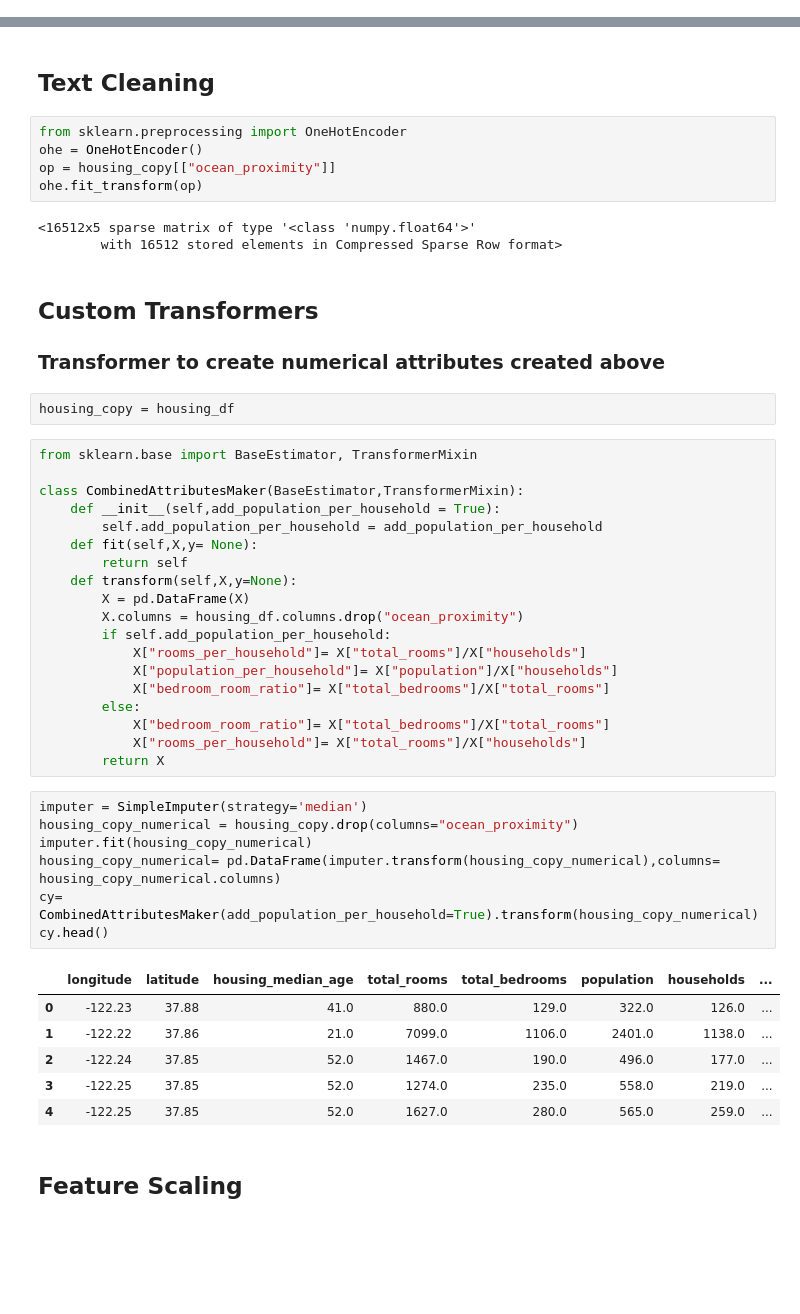
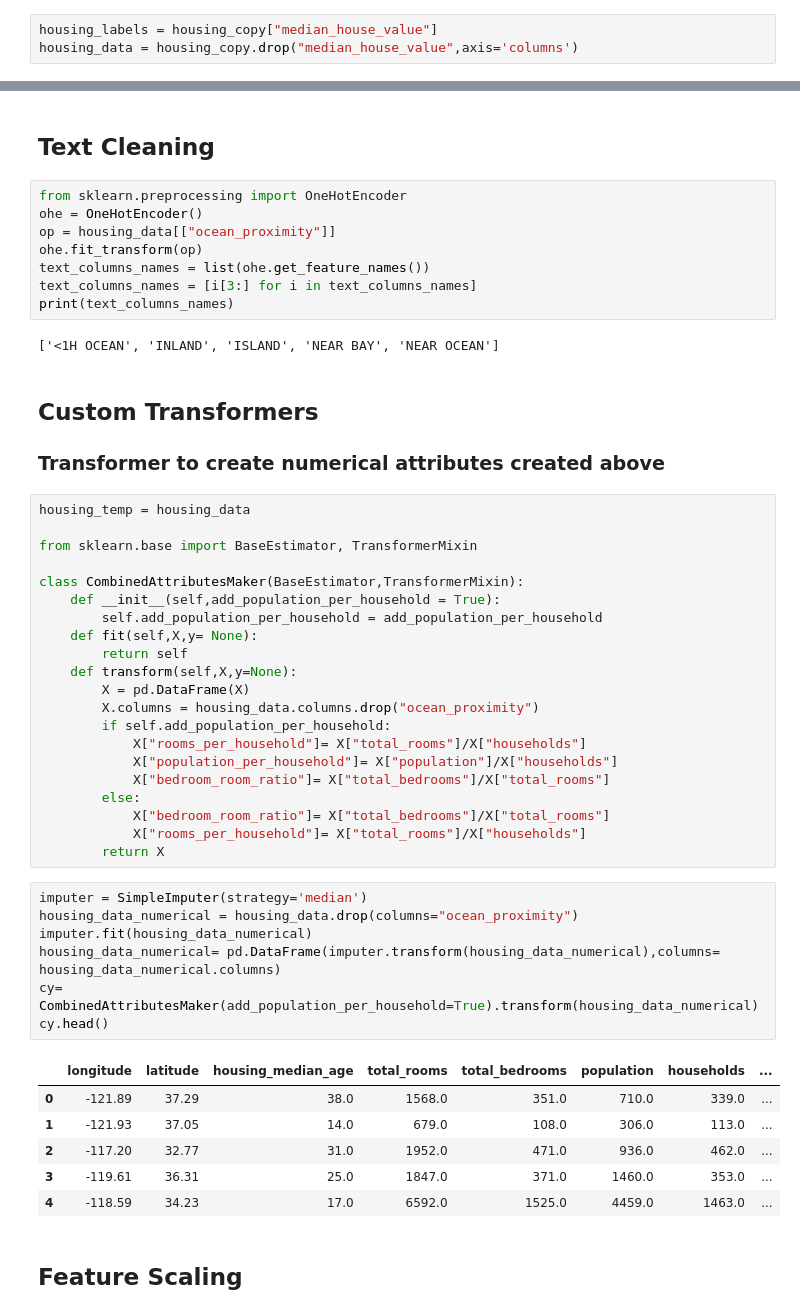
Before and after one commit to Vismayak/AG_Book_ex1, a Jupyter notebook: Housing_Project.ipynb, the cells around one changed output, grey strips where cells are left out. Saved outputs shown, nothing was run; the diff lists cells and outputs as text; blank space fills up the shorter version.

```diff
--- a/Housing_Project.ipynb
+++ b/Housing_Project.ipynb
@@ -187,3 +191,6 @@ Name: median_house_value, dtype: float64
+# %%
+housing_labels = housing_copy["median_house_value"]
+housing_data = housing_copy.drop("median_house_value",axis='columns')
 # %% [markdown]
 ## Numerical Cleaning
 # %%
@@ -196,17 +203,19 @@ housing_train= pd.DataFrame(imputer.transform(housing_copy_numerical),columns= h
 # %%
 from sklearn.preprocessing import OneHotEncoder
 ohe = OneHotEncoder()
-op = housing_copy[["ocean_proximity"]]
+op = housing_data[["ocean_proximity"]]
 ohe.fit_transform(op)
+text_columns_names = list(ohe.get_feature_names())
+text_columns_names = [i[3:] for i in text_columns_names]
+print(text_columns_names)
 # %% [output]
-<16512x5 sparse matrix of type '<class 'numpy.float64'>'
-        with 16512 stored elements in Compressed Sparse Row format>
+['<1H OCEAN', 'INLAND', 'ISLAND', 'NEAR BAY', 'NEAR OCEAN']
 # %% [markdown]
 ## Custom Transformers
 ### Transformer to create numerical attributes created above
-# %%
-housing_copy = housing_df
 # %%
+housing_temp = housing_data
+
 from sklearn.base import BaseEstimator, TransformerMixin
 
 class CombinedAttributesMaker(BaseEstimator,TransformerMixin):
@@ -216,7 +225,7 @@ class CombinedAttributesMaker(BaseEstimator,TransformerMixin):
         return self
     def transform(self,X,y=None):
         X = pd.DataFrame(X)
-        X.columns = housing_df.columns.drop("ocean_proximity")
+        X.columns = housing_data.columns.drop("ocean_proximity")
         if self.add_population_per_household:
             X["rooms_per_household"]= X["total_rooms"]/X["households"]
             X["population_per_household"]= X["population"]/X["households"]
@@ -227,18 +236,18 @@ class CombinedAttributesMaker(BaseEstimator,TransformerMixin):
         return X
 # %%
 imputer = SimpleImputer(strategy='median')
-housing_copy_numerical = housing_copy.drop(columns="ocean_proximity")
-imputer.fit(housing_copy_numerical)
-housing_copy_numerical= pd.DataFrame(imputer.transform(housing_copy_numerical),columns= housing_copy_numerical.columns)
-cy= CombinedAttributesMaker(add_population_per_household=True).transform(housing_copy_numerical)
+housing_data_numerical = housing_data.drop(columns="ocean_proximity")
+imputer.fit(housing_data_numerical)
+housing_data_numerical= pd.DataFrame(imputer.transform(housing_data_numerical),columns= housing_data_numerical.columns)
+cy= CombinedAttributesMaker(add_population_per_household=True).transform(housing_data_numerical)
 cy.head()
 # %% [output]
 |  | longitude | latitude | housing_median_age | total_rooms | total_bedrooms | population | households | ... |
-| 0 | -122.23 | 37.88 | 41.0 | 880.0 | 129.0 | 322.0 | 126.0 | ... |
-| 1 | -122.22 | 37.86 | 21.0 | 7099.0 | 1106.0 | 2401.0 | 1138.0 | ... |
-| 2 | -122.24 | 37.85 | 52.0 | 1467.0 | 190.0 | 496.0 | 177.0 | ... |
-| 3 | -122.25 | 37.85 | 52.0 | 1274.0 | 235.0 | 558.0 | 219.0 | ... |
-| 4 | -122.25 | 37.85 | 52.0 | 1627.0 | 280.0 | 565.0 | 259.0 | ... |
+| 0 | -121.89 | 37.29 | 38.0 | 1568.0 | 351.0 | 710.0 | 339.0 | ... |
+| 1 | -121.93 | 37.05 | 14.0 | 679.0 | 108.0 | 306.0 | 113.0 | ... |
+| 2 | -117.20 | 32.77 | 31.0 | 1952.0 | 471.0 | 936.0 | 462.0 | ... |
+| 3 | -119.61 | 36.31 | 25.0 | 1847.0 | 371.0 | 1460.0 | 353.0 | ... |
+| 4 | -118.59 | 34.23 | 17.0 | 6592.0 | 1525.0 | 4459.0 | 1463.0 | ... |
 # %% [markdown]
 ## Feature Scaling
 # %%
```
Also changed, not shown: parts of 17 cells of this notebook.
